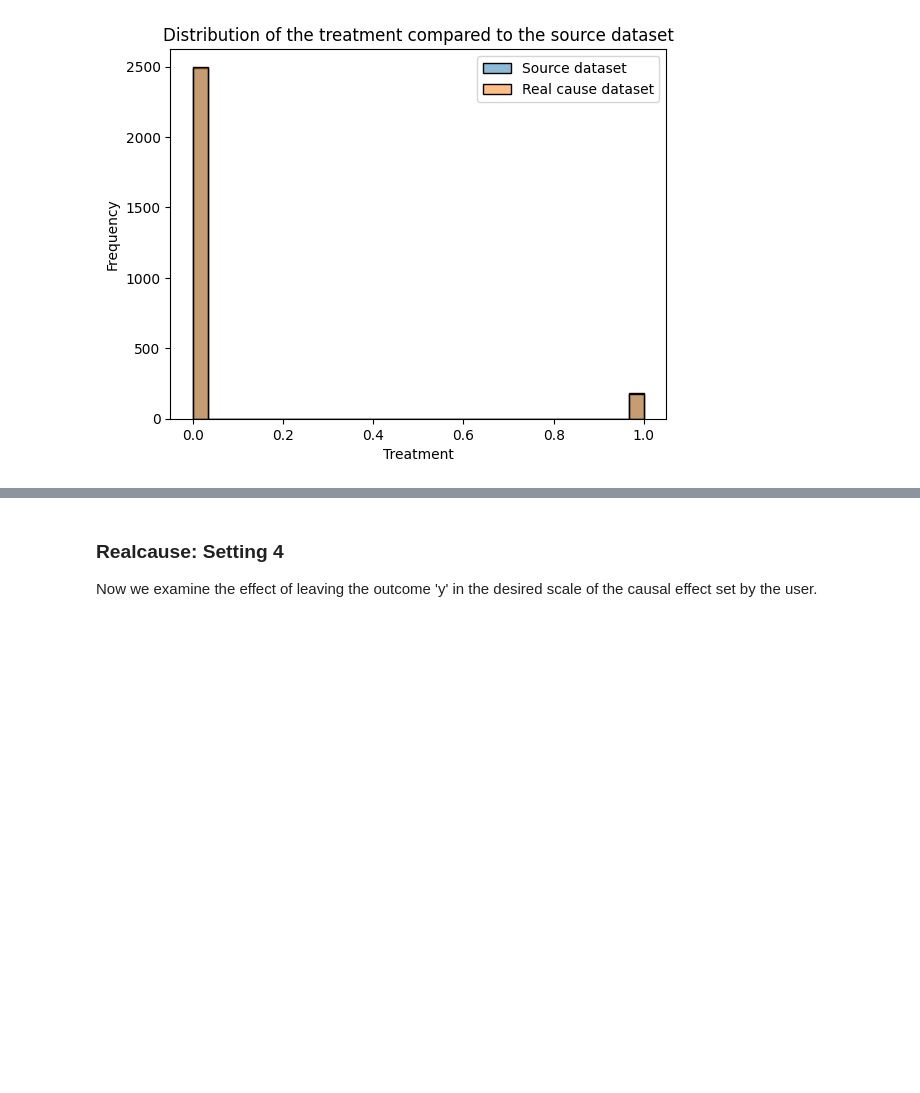
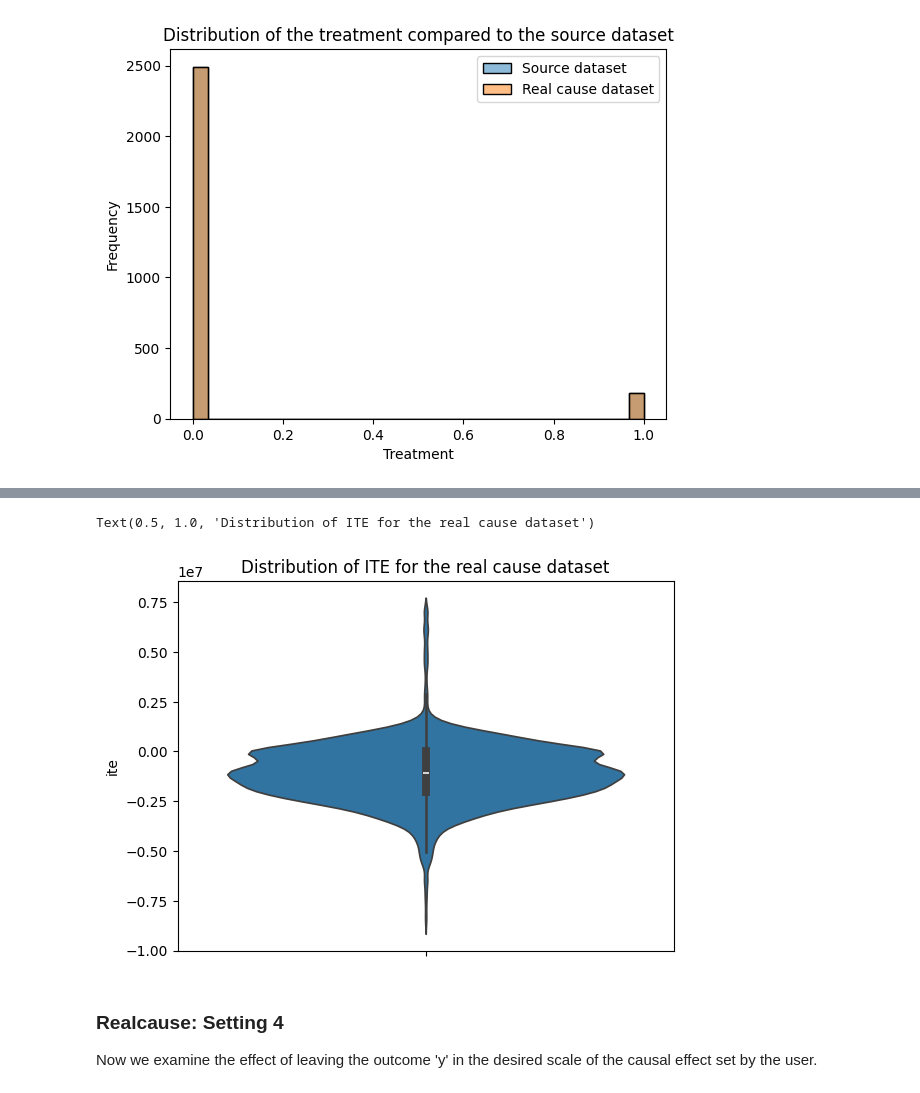
Before and after one commit to PrachetaBA/realcause, a Jupyter notebook: notebooks/realcause_knobs.ipynb, the cells around one changed output, grey strips where cells are left out. Drawn from its saved outputs; the diff is of its cells as text; code cells hidden in the pictures; blank space fills up the shorter version.

```diff
--- a/notebooks/realcause_knobs.ipynb
+++ b/notebooks/realcause_knobs.ipynb
@@ -517,3 +530,10 @@ Text(0.5, 1.0, 'Comparison of the standardized distribution of the outcome for t
+# %%
+# PLot ITE distribution for the real cause dataset
+sns.violinplot(data=rc_setting3_df, y='ite')
+plt.title('Distribution of ITE for the real cause dataset')
+# %% [output]
+Text(0.5, 1.0, 'Distribution of ITE for the real cause dataset')
+[figure, added]
 # %% [markdown]
 ### Realcause: Setting 4
 
```
Also changed, not shown: parts of 61 cells of this notebook, 1 other file.
